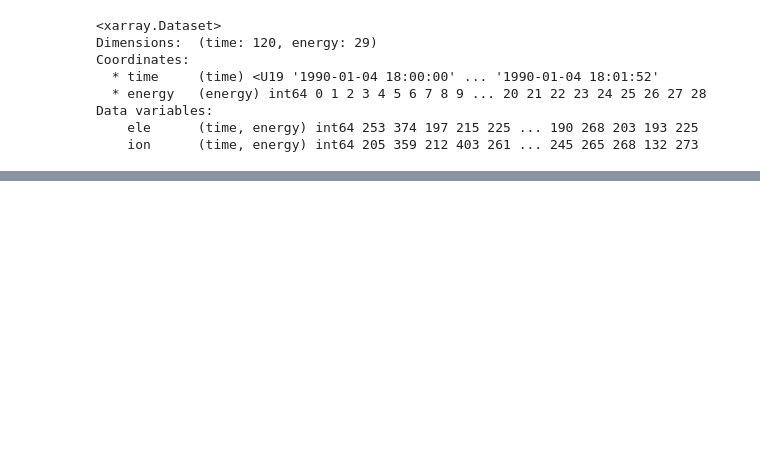
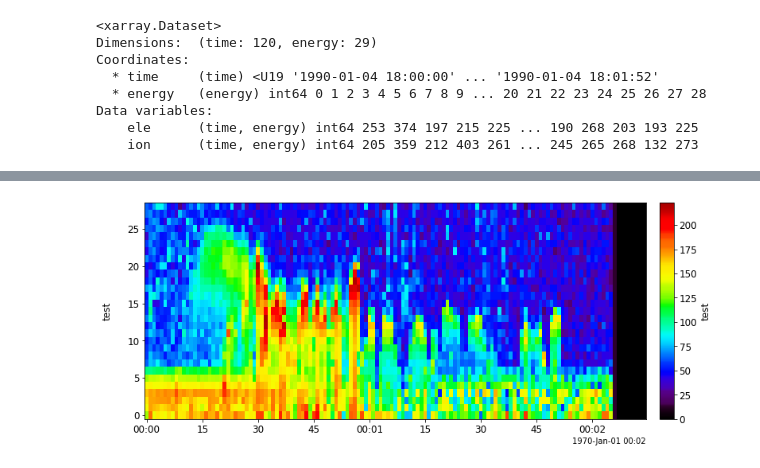
Before and after one commit to shuji-onosawa/Make_wave_particle_file, a Jupyter notebook: src/memo.ipynb, the cells around one changed output, grey strips where cells are left out. Saved outputs shown, nothing was run; the diff lists cells and outputs as text; code cells hidden in the pictures; blank space fills up the shorter version.

Commit message:
plot lep test

```diff
--- a/src/memo.ipynb
+++ b/src/memo.ipynb
@@ -79,0 +96,4 @@ with open('../lep_data/90010418.lep', 'rb') as f:
+# %%
+pytplot.tplot('test')
+# %% [output]
+[figure, added]
```
Also changed, not shown: parts of 5 cells of this notebook.
